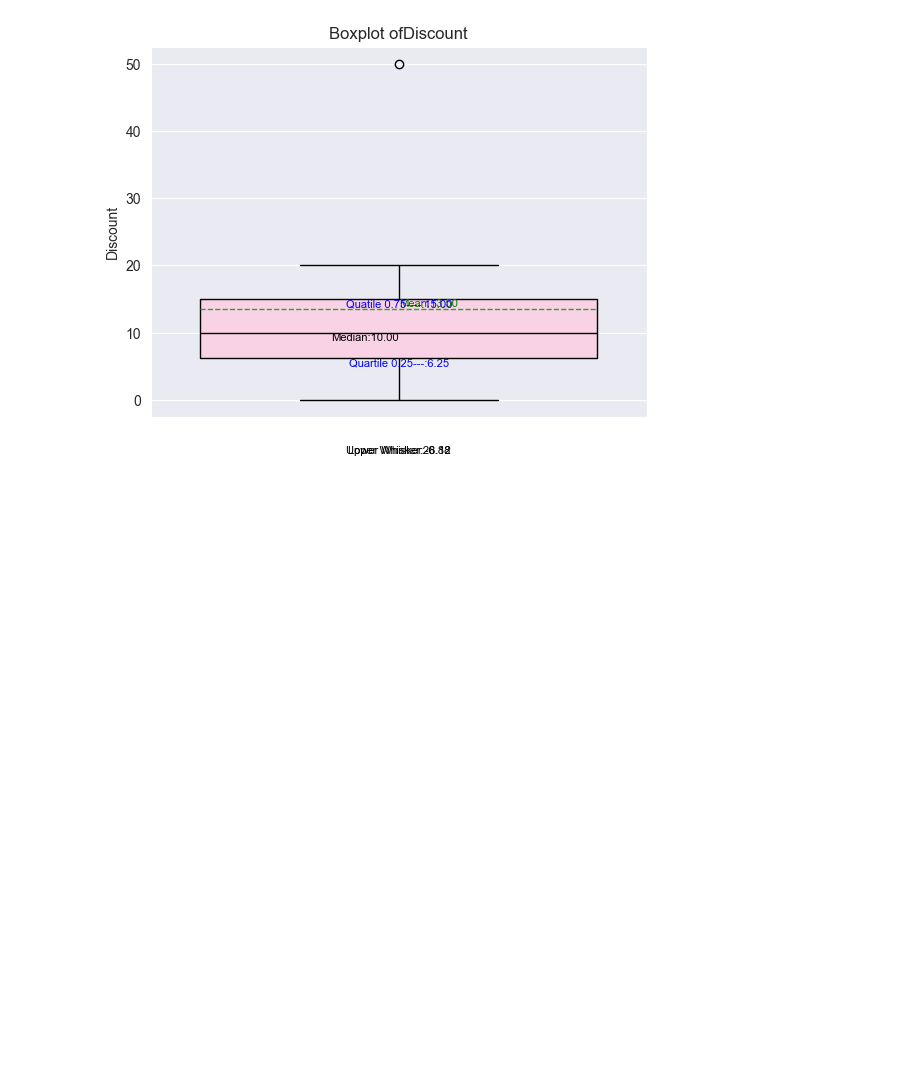
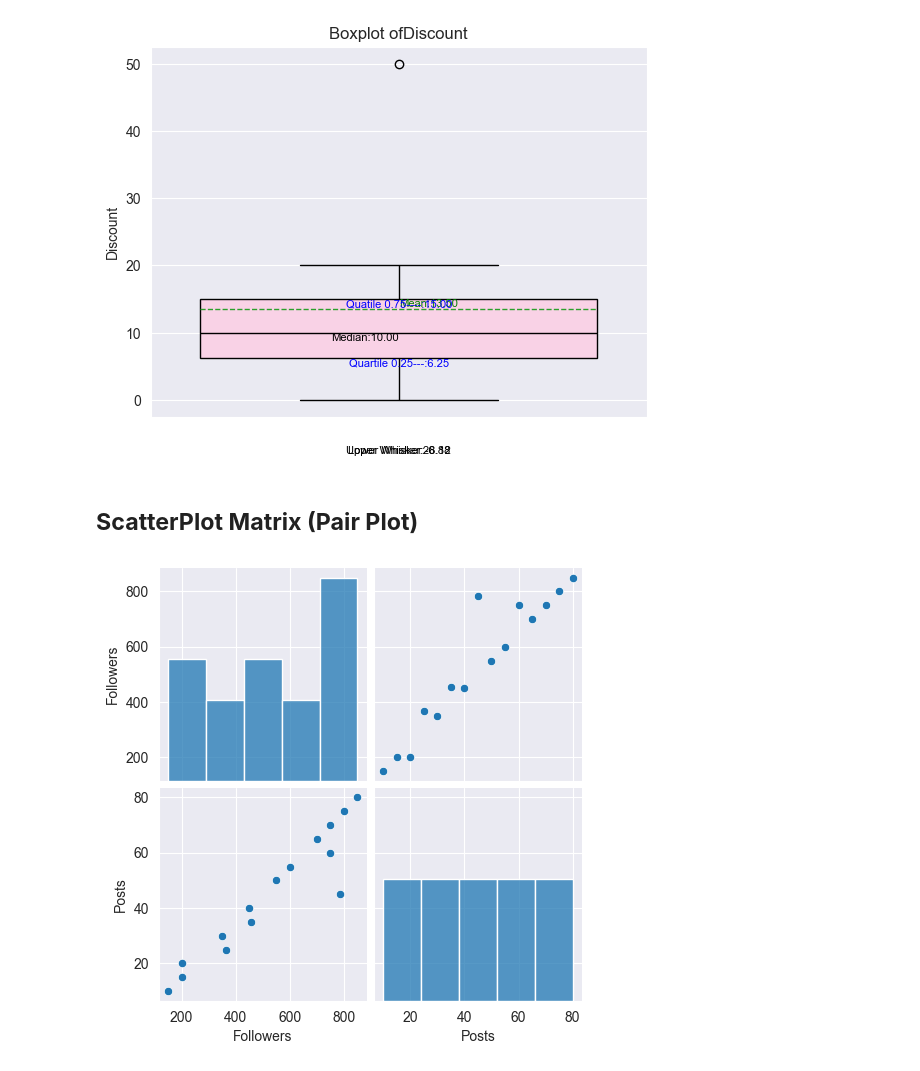
Before and after one commit to rajpurohitmohit/Data-Visualization, a Jupyter notebook: Seaborn/seaborn.ipynb, the cells around one changed output. Cells and saved outputs as stored; diff of their text form; code cells hidden in the pictures; blank space fills up the shorter version.

```diff
--- a/Seaborn/seaborn.ipynb
+++ b/Seaborn/seaborn.ipynb
@@ -7,10 +14,9 @@ import folium
 # %%
 SocialMedia = pd.DataFrame({
-    'User':['User1','User2','User3','User4','User5','User6','User7','User8','User9','User10','User11','User12','User13','User14','User15'],
-    'Platform':['Facebbok','Twitter','Instagram','LinkedIn','Snapchat','Facebbok','Twitter','Instagram','LinkedIn','Snapchat','Facebbok','Twitter','Instagram','LinkedIn','Snapchat',],
-    'Followers':[150,200,200,366,350,456,450,785,550,600,750,700,750,800,850],
-    'Posts':[10,20,15,25,30,35,40,45,50,55,60,65,70,75,80]
-})
+    'User': ['User1', 'User2', 'User3', 'User4', 'User5', 'User6', 'User7', 'User8', 'User9', 'User10', 'User11', 'User12', 'User13', 'User14', 'User15'],
+    'Platform': ['Facebook', 'Twitter', 'Instagram', 'LinkedIn', 'Snapchat', 'Facebook', 'Twitter', 'Instagram', 'LinkedIn', 'Snapchat', 'Facebook', 'Twitter', 'Instagram', 'LinkedIn', 'Snapchat'],
+    'Followers': [150, 200, 200, 366, 350, 456, 450, 785, 550, 600, 750, 700, 750, 800, 850],
+    'Posts': [10, 20, 15, 25, 30, 35, 40, 45, 50, 55, 60, 65, 70, 75, 80]})
 # %%
 sns.set_style('darkgrid')
 # %%
@@ -115,3 +141,10 @@ for i in sales.select_dtypes(include=["number"]).columns:
 [figure]
 [figure]
 [figure]
+# %% [markdown]
+## **ScatterPlot Matrix (Pair Plot)**
+# %%
+sns.pairplot(SocialMedia)
+plt.show()
+# %% [output]
+[figure, added]
```
Also changed, not shown: parts of 5 cells of this notebook, 5 other files.
